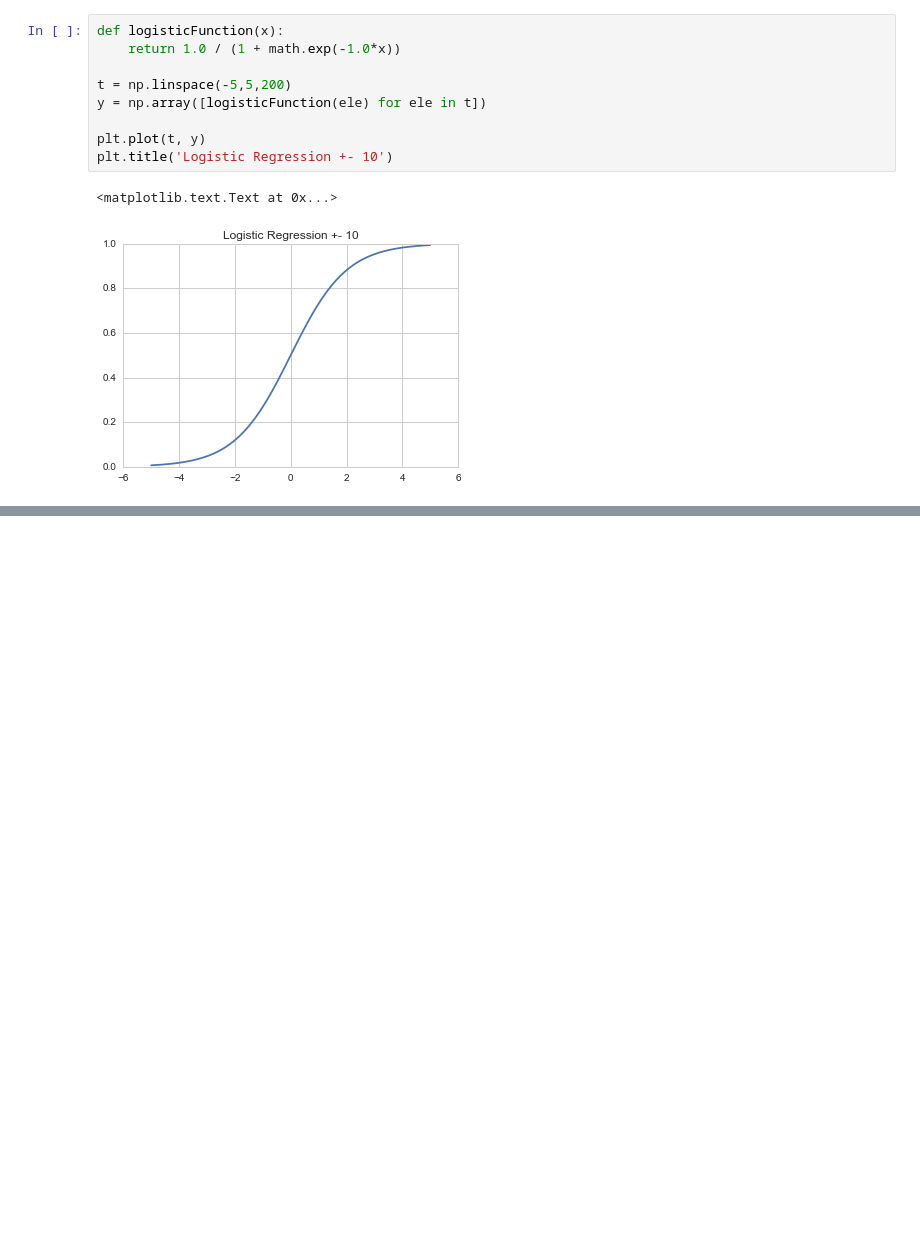
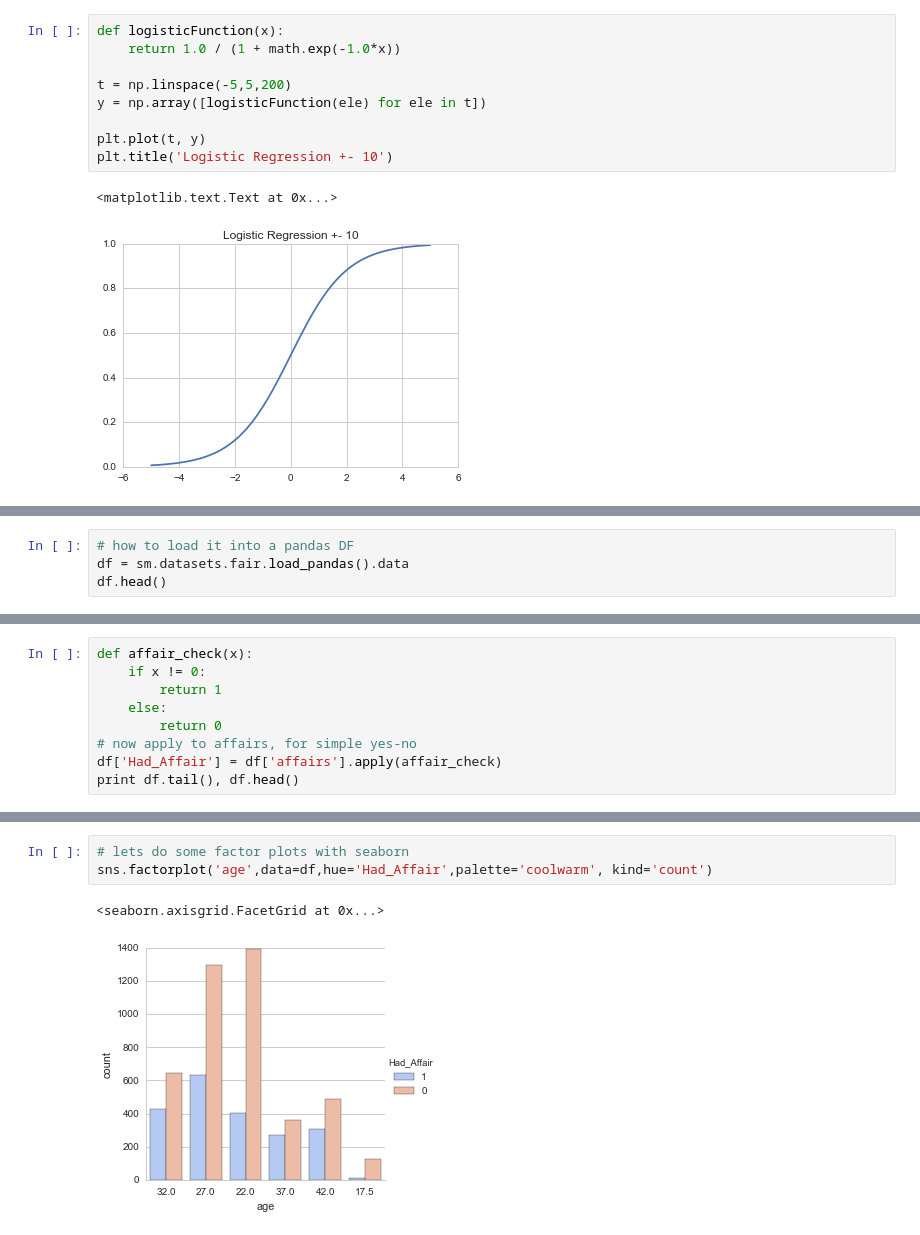
Before and after one commit to nrkfeller/DataVisualization, a Jupyter notebook: Machine Learning - Logistic Regression.ipynb, the cells around one changed output, grey strips where cells are left out. Cells and saved outputs as stored; diff of their text form; blank space fills up the shorter version.

```diff
--- a/Machine Learning - Logistic Regression.ipynb
+++ b/Machine Learning - Logistic Regression.ipynb
@@ -42,0 +45,4 @@ plt.title('Logistic Regression +- 10')
+# %%
+# how to load it into a pandas DF
+df = sm.datasets.fair.load_pandas().data
+df.head()
@@ -42,0 +56,9 @@ plt.title('Logistic Regression +- 10')
+# %%
+def affair_check(x):
+    if x != 0:
+        return 1
+    else:
+        return 0
+# now apply to affairs, for simple yes-no
+df['Had_Affair'] = df['affairs'].apply(affair_check)
+print df.tail(), df.head()
@@ -42,0 +91,6 @@ plt.title('Logistic Regression +- 10')
+# %%
+# lets do some factor plots with seaborn
+sns.factorplot('age',data=df,hue='Had_Affair',palette='coolwarm', kind='count')
+# %% [output]
+<seaborn.axisgrid.FacetGrid at 0x...>
+[figure, added]
```
Also changed, not shown: parts of 18 cells of this notebook.
